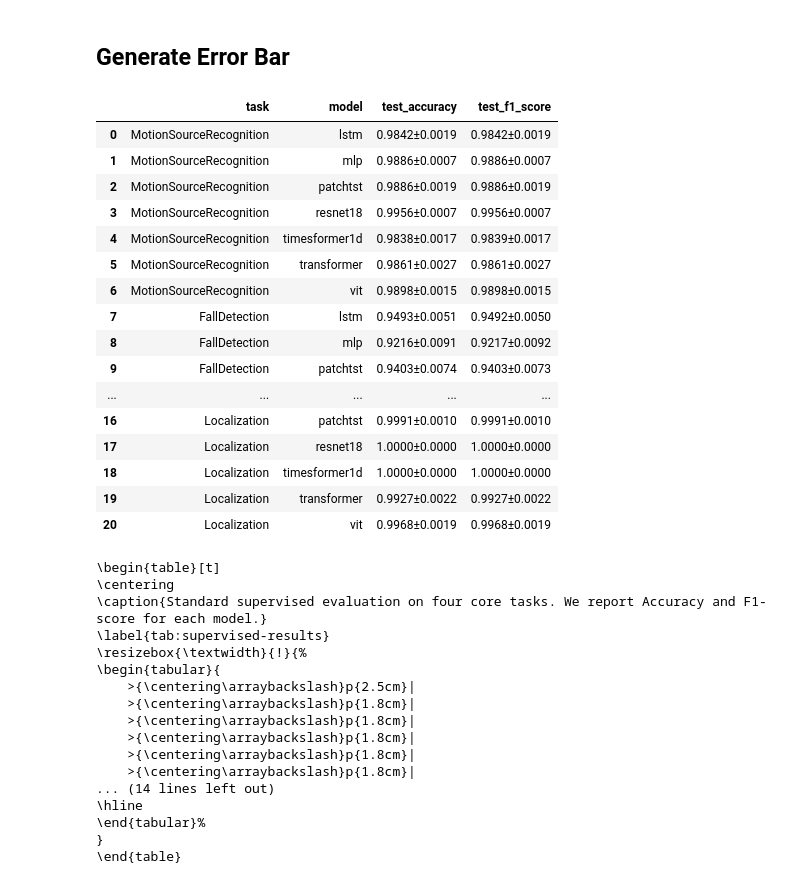
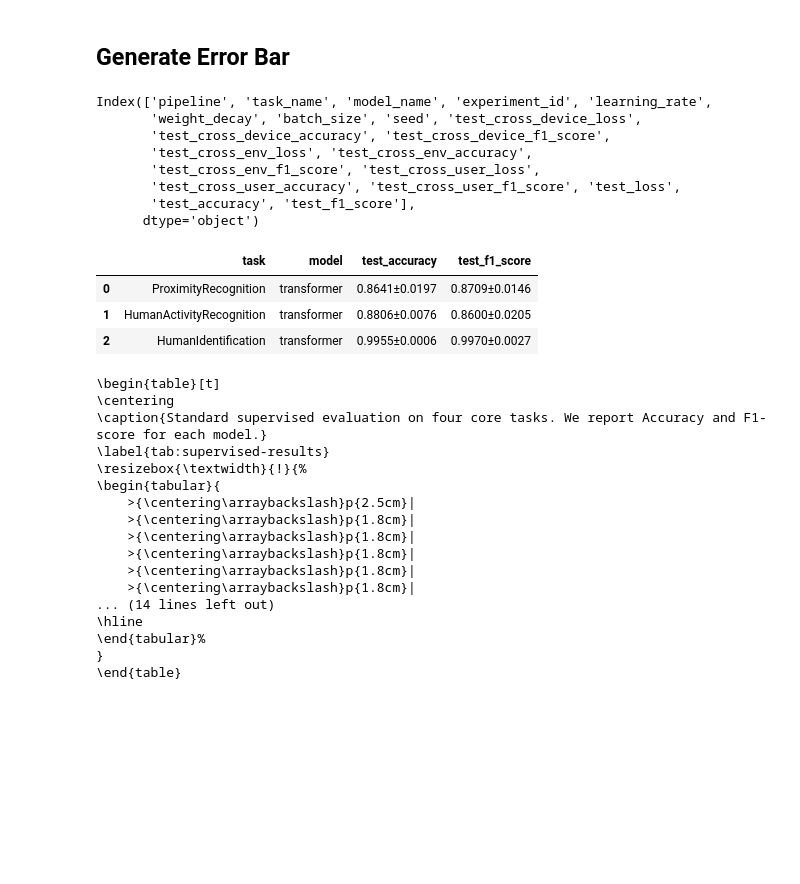
Before and after one commit to Jenny-Zhu/CSI-Bench-Real-WiFi-Sensing-Benchmark, a Jupyter notebook: result_analysis/all_result_analysis.ipynb, the cells around one changed output. Cells and saved outputs as stored; diff of their text form; code cells hidden in the pictures; blank space fills up the shorter version.

Commit message:
update on result analysis

```diff
--- a/result_analysis/all_result_analysis.ipynb
+++ b/result_analysis/all_result_analysis.ipynb
@@ -158,3 +163,25 @@ results_df[["task_name","model_name","test_accuracy", "test_f1_score"]]
+# %%
+def merge_id_columns(df, drop_id_cols=True):
+    merge_targets = ['easy', 'medium', 'hard']
+    metrics = ['loss', 'accuracy', 'f1_score']
+    id_cols_to_drop = []
+
+    for target in merge_targets:
+        for metric in metrics:
+            base_col = f'test_{target}_{metric}'
+            id_col = f'test_{target}_id_{metric}'
+
+            if base_col in df.columns and id_col in df.columns:
+                df[base_col] = df[base_col].combine_first(df[id_col])
+                if drop_id_cols:
+                    id_cols_to_drop.append(id_col)
+
+    if drop_id_cols:
+        df.drop(columns=id_cols_to_drop, inplace=True)
+
+    return df
+# %%
+results_df = merge_id_columns(results_df)
 # %%
 # Save results to CSV
 output_path = "all_results_summary.csv"
@@ -174,8 +217,10 @@ def generate_errorbar_summary_with_latex(df: pd.DataFrame,
                                         precision=4):
 
     # Filter by learning rate and weight decay
-    filtered_df = df[(df["learning_rate"] == learning_rate) &
-                     (df["weight_decay"] == weight_decay)]
+    # filtered_df = df[(df["learning_rate"] == learning_rate) &
+    #                  (df["weight_decay"] == weight_decay)]
+
+    filtered_df = df
 
     # Calculate mean ± std per model per task
     summary = []
@@ -250,42 +295,48 @@ def generate_errorbar_summary_with_latex(df: pd.DataFrame,
 """
     full_latex_code = latex_table_header + "\n" + "\n".join(latex_rows) + latex_table_footer
     return summary_df, full_latex_code
+# %%
+results_df.columns
+# %% [output]
+Index(['pipeline', 'task_name', 'model_name', 'experiment_id', 'learning_rate',
+       'weight_decay', 'batch_size', 'seed', 'test_cross_device_loss',
+       'test_cross_device_accuracy', 'test_cross_device_f1_score',
+       'test_cross_env_loss', 'test_cross_env_accuracy',
+       'test_cross_env_f1_score', 'test_cross_user_loss',
+       'test_cross_user_accuracy', 'test_cross_user_f1_score', 'test_loss',
+       'test_accuracy', 'test_f1_score'],
+      dtype='object')
 # %%
-task_list = ["MotionSourceRecognition", "FallDetection", "BreathingDetection", "Localization"]
-metric_columns = ["test_accuracy", "test_f1_score"]
+# task_list =["MotionSourceRecognition","BreathingDetection_Subset","Localization","FallDetection","ProximityRecognition","HumanActivityRecognition","HumanIdentification"]
+
+# task_list = ["MotionSourceRecognition", "FallDetection", "BreathingDetection_Subset", "Localization"]
+task_list = ["ProximityRecognition","HumanActivityRecognition","HumanIdentification"]
+
+
+# metric_columns =['test_cross_device_accuracy', 'test_cross_device_f1_score','test_cross_env_accuracy',
+#        'test_cross_env_f1_score','test_cross_user_accuracy', 'test_cross_user_f1_score']
+metric_columns =['test_accuracy', 'test_f1_score']
+# metric_columns = ['test_easy_accuracy', 'test_easy_f1_score', 'test_medium_accuracy', 'test_medium_f1_score', 'test_hard_accuracy', 'test_hard_f1_score']
 model_order=["mlp", "lstm", "transformer", "resnet18", "patchtst", "timesformer1d"]
 
 summary_df, latex_code = generate_errorbar_summary_with_latex(df=results_df,
                                                               task_list=task_list,
                                                               metric_columns=metric_columns,
                                                               model_order=model_order,
                                                              precision=4)
 
 
 
 # 查看结果表格
 display(summary_df)
 
 # 打印 LaTeX 表格代码
 print(latex_code)
 # %% [output]
 |  | task | model | test_accuracy | test_f1_score |
-| 0 | MotionSourceRecognition | lstm | 0.9842±0.0019 | 0.9842±0.0019 |
-| 1 | MotionSourceRecognition | mlp | 0.9886±0.0007 | 0.9886±0.0007 |
-| 2 | MotionSourceRecognition | patchtst | 0.9886±0.0019 | 0.9886±0.0019 |
-| 3 | MotionSourceRecognition | resnet18 | 0.9956±0.0007 | 0.9956±0.0007 |
-| 4 | MotionSourceRecognition | timesformer1d | 0.9838±0.0017 | 0.9839±0.0017 |
-| 5 | MotionSourceRecognition | transformer | 0.9861±0.0027 | 0.9861±0.0027 |
-| 6 | MotionSourceRecognition | vit | 0.9898±0.0015 | 0.9898±0.0015 |
-| 7 | FallDetection | lstm | 0.9493±0.0051 | 0.9492±0.0050 |
-| 8 | FallDetection | mlp | 0.9216±0.0091 | 0.9217±0.0092 |
-| 9 | FallDetection | patchtst | 0.9403±0.0074 | 0.9403±0.0073 |
-| ... | ... | ... | ... | ... |
-| 16 | Localization | patchtst | 0.9991±0.0010 | 0.9991±0.0010 |
-| 17 | Localization | resnet18 | 1.0000±0.0000 | 1.0000±0.0000 |
-| 18 | Localization | timesformer1d | 1.0000±0.0000 | 1.0000±0.0000 |
-| 19 | Localization | transformer | 0.9927±0.0022 | 0.9927±0.0022 |
-| 20 | Localization | vit | 0.9968±0.0019 | 0.9968±0.0019 |
+| 0 | ProximityRecognition | transformer | 0.8641±0.0197 | 0.8709±0.0146 |
+| 1 | HumanActivityRecognition | transformer | 0.8806±0.0076 | 0.8600±0.0205 |
+| 2 | HumanIdentification | transformer | 0.9955±0.0006 | 0.9970±0.0027 |
 \begin{table}[t]
 \centering
 \caption{Standard supervised evaluation on four core tasks. We report Accuracy and F1-score for each model.}
```
Also changed, not shown: parts of 4 cells of this notebook, 7 other files.
